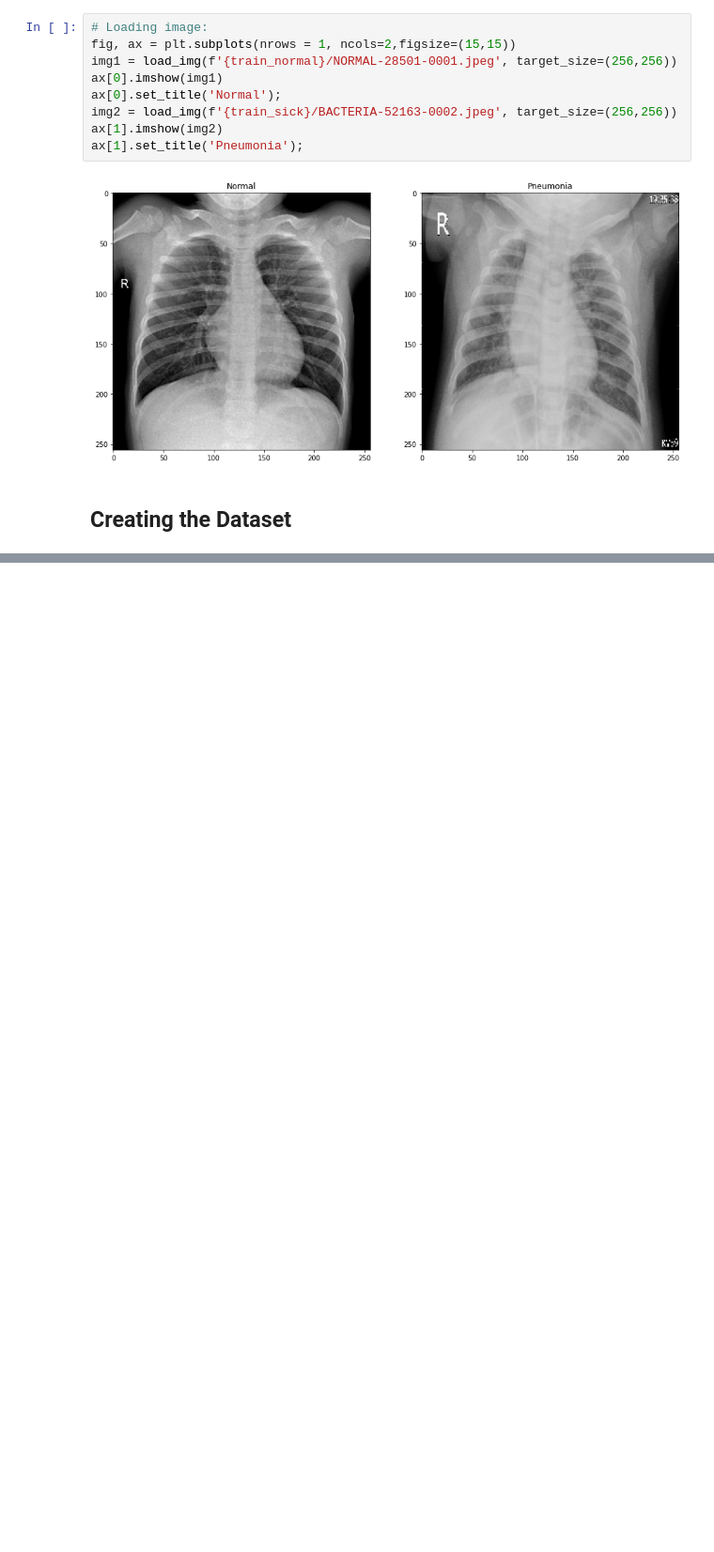
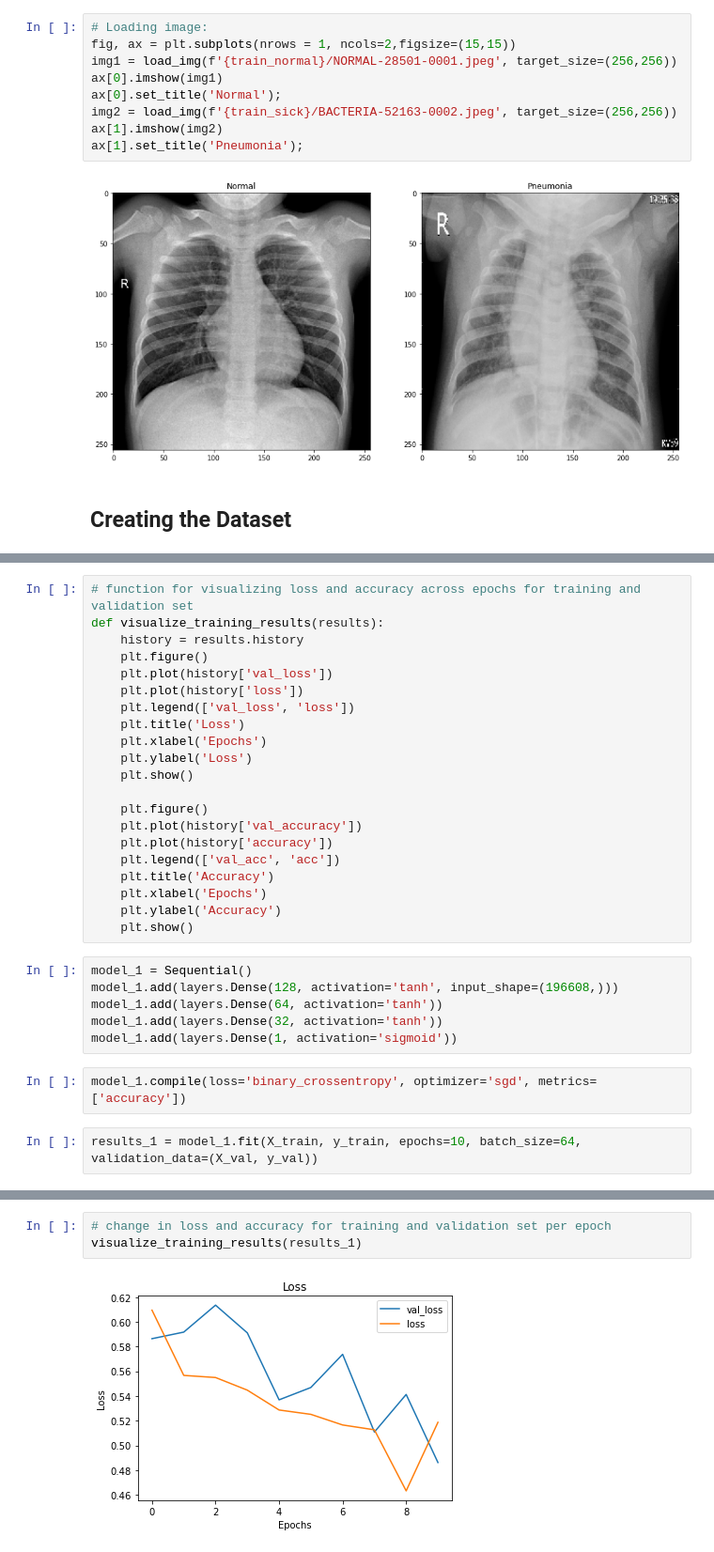
Before and after one commit to itcalderon/pneumonia_image_classification, a Jupyter notebook: 01.Preprocessing-Italo.ipynb, the cells around one changed output, grey strips where cells are left out. Shown at 94% size. Cells and saved outputs as stored; diff of their text form; blank space fills up the shorter version.

Commit message:
ran initial models

```diff
--- a/01.Preprocessing-Italo.ipynb
+++ b/01.Preprocessing-Italo.ipynb
@@ -77,0 +130,31 @@ print(np.shape(test_labels))
+# %%
+# function for visualizing loss and accuracy across epochs for training and validation set
+def visualize_training_results(results):
+    history = results.history
+    plt.figure()
+    plt.plot(history['val_loss'])
+    plt.plot(history['loss'])
+    plt.legend(['val_loss', 'loss'])
+    plt.title('Loss')
+    plt.xlabel('Epochs')
+    plt.ylabel('Loss')
+    plt.show()
+
+    plt.figure()
+    plt.plot(history['val_accuracy'])
+    plt.plot(history['accuracy'])
+    plt.legend(['val_acc', 'acc'])
+    plt.title('Accuracy')
+    plt.xlabel('Epochs')
+    plt.ylabel('Accuracy')
+    plt.show()
+# %%
+model_1 = Sequential()
+model_1.add(layers.Dense(128, activation='tanh', input_shape=(196608,)))
+model_1.add(layers.Dense(64, activation='tanh'))
+model_1.add(layers.Dense(32, activation='tanh'))
+model_1.add(layers.Dense(1, activation='sigmoid'))
+# %%
+model_1.compile(loss='binary_crossentropy', optimizer='sgd', metrics=['accuracy'])
+# %%
+results_1 = model_1.fit(X_train, y_train, epochs=10, batch_size=64, validation_data=(X_val, y_val))
@@ -77,0 +182,5 @@ print(np.shape(test_labels))
+# %%
+# change in loss and accuracy for training and validation set per epoch
+visualize_training_results(results_1)
+# %% [output]
+[figure, added]
```
Also changed, not shown: parts of 39 cells of this notebook.
